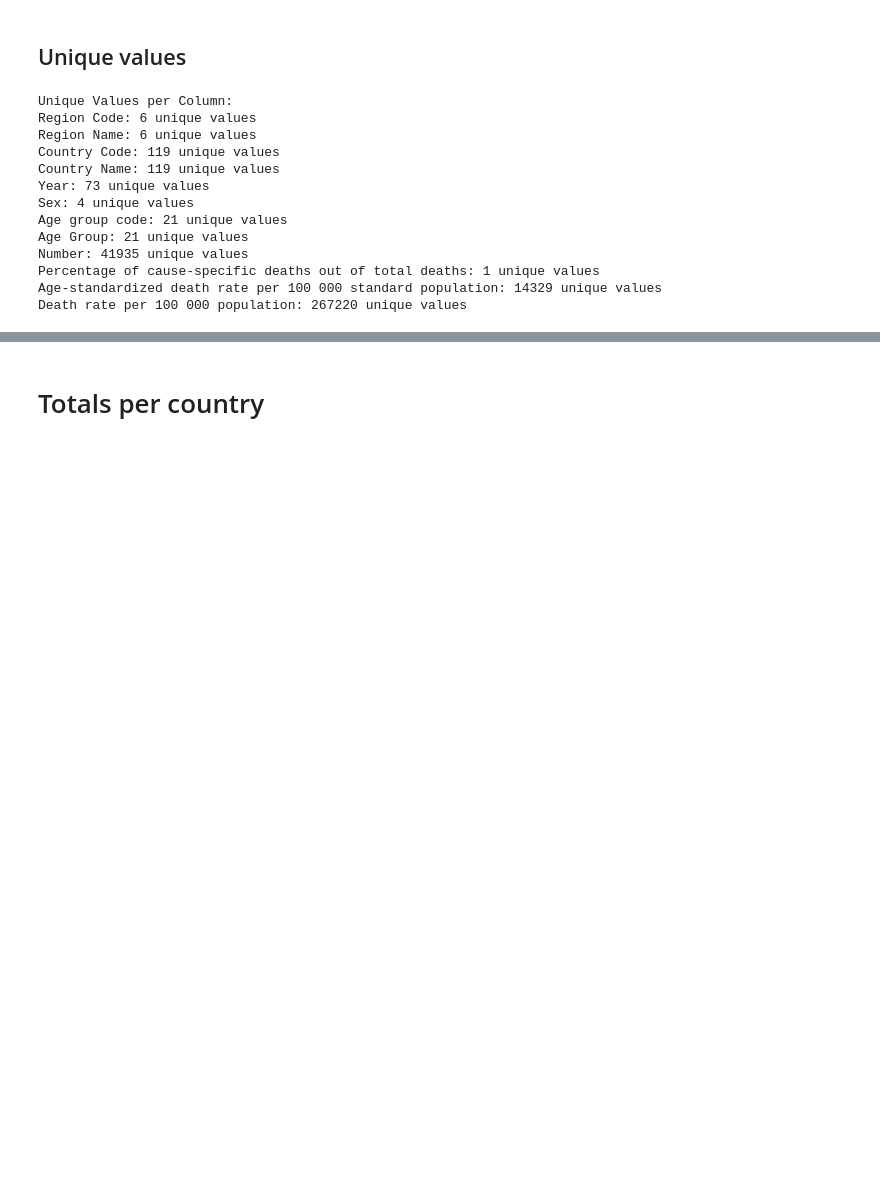
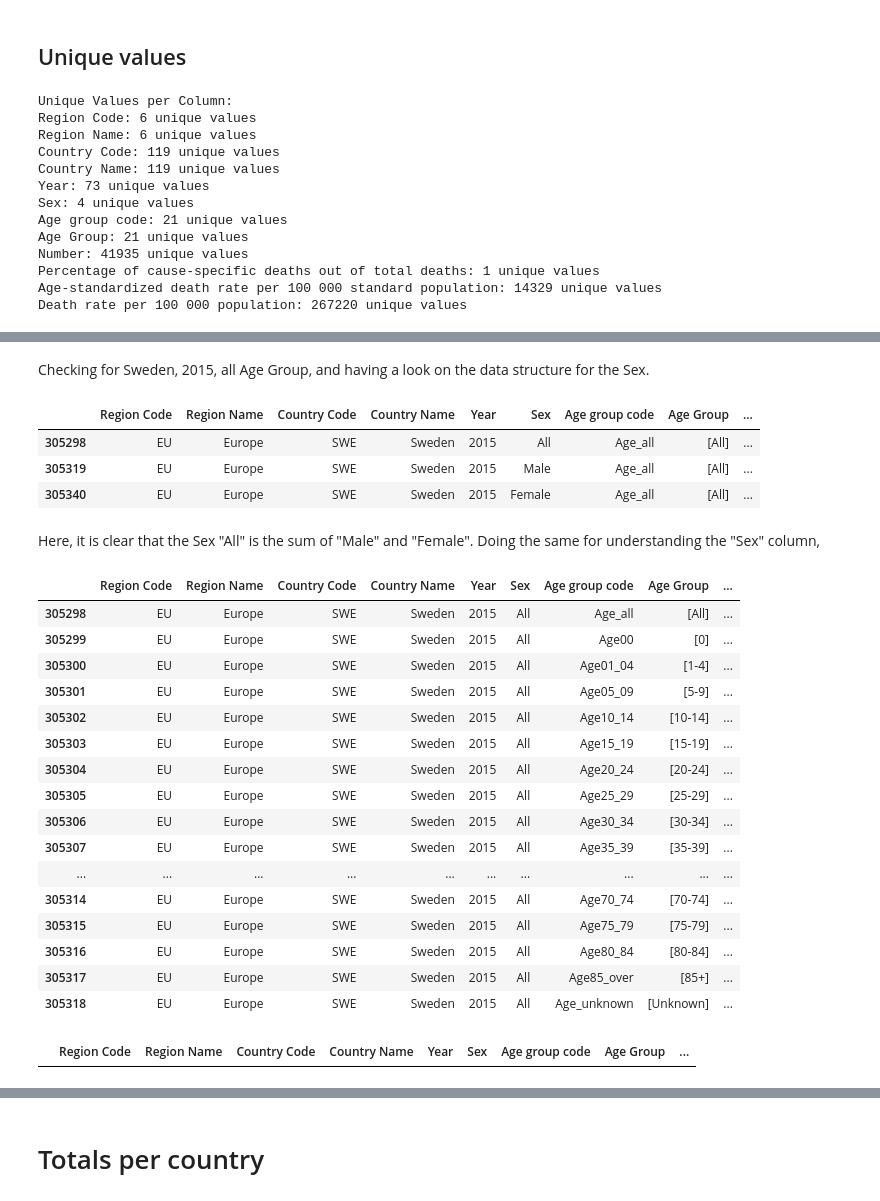
Before and after one commit to mauricio-aljure-rey/data-analysis, a Jupyter notebook: deaths_all/death_annalysis.ipynb, the cells around one changed output, grey strips where cells are left out. Drawn from its saved outputs; the diff is of its cells as text; code cells hidden in the pictures; blank space fills up the shorter version.

```diff
--- a/deaths_all/death_annalysis.ipynb
+++ b/deaths_all/death_annalysis.ipynb
@@ -125,0 +138,41 @@ Death rate per 100 000 population: 267220 unique values
+# %% [markdown]
+Checking for Sweden, 2015, all Age Group, and having a look on the data structure for the Sex.
+# %%
+df_example = df[(df["Age Group"] == "[All]") & \
+               (df["Year"] == 2015) & \
+               (df["Country Name"] == "Sweden") ]
+df_example
+# %% [output]
+|  | Region Code | Region Name | Country Code | Country Name | Year | Sex | Age group code | Age Group | ... |
+| 305298 | EU | Europe | SWE | Sweden | 2015 | All | Age_all | [All] | ... |
+| 305319 | EU | Europe | SWE | Sweden | 2015 | Male | Age_all | [All] | ... |
+| 305340 | EU | Europe | SWE | Sweden | 2015 | Female | Age_all | [All] | ... |
+# %% [markdown]
+Here, it is clear that the Sex "All" is the sum of "Male" and "Female". Doing the same for understanding the "Sex" column,
+# %%
+df_example_2 = df[(df["Sex"] == "All") & \
+               (df["Year"] == 2015) & \
+               (df["Country Name"] == "Sweden") ]
+df_example_2
+# %% [output]
+|  | Region Code | Region Name | Country Code | Country Name | Year | Sex | Age group code | Age Group | ... |
+| 305298 | EU | Europe | SWE | Sweden | 2015 | All | Age_all | [All] | ... |
+| 305299 | EU | Europe | SWE | Sweden | 2015 | All | Age00 | [0] | ... |
+| 305300 | EU | Europe | SWE | Sweden | 2015 | All | Age01_04 | [1-4] | ... |
+| 305301 | EU | Europe | SWE | Sweden | 2015 | All | Age05_09 | [5-9] | ... |
+| 305302 | EU | Europe | SWE | Sweden | 2015 | All | Age10_14 | [10-14] | ... |
+| 305303 | EU | Europe | SWE | Sweden | 2015 | All | Age15_19 | [15-19] | ... |
+| 305304 | EU | Europe | SWE | Sweden | 2015 | All | Age20_24 | [20-24] | ... |
+| 305305 | EU | Europe | SWE | Sweden | 2015 | All | Age25_29 | [25-29] | ... |
+| 305306 | EU | Europe | SWE | Sweden | 2015 | All | Age30_34 | [30-34] | ... |
+| 305307 | EU | Europe | SWE | Sweden | 2015 | All | Age35_39 | [35-39] | ... |
+| ... | ... | ... | ... | ... | ... | ... | ... | ... | ... |
+| 305314 | EU | Europe | SWE | Sweden | 2015 | All | Age70_74 | [70-74] | ... |
+| 305315 | EU | Europe | SWE | Sweden | 2015 | All | Age75_79 | [75-79] | ... |
+| 305316 | EU | Europe | SWE | Sweden | 2015 | All | Age80_84 | [80-84] | ... |
+| 305317 | EU | Europe | SWE | Sweden | 2015 | All | Age85_over | [85+] | ... |
+| 305318 | EU | Europe | SWE | Sweden | 2015 | All | Age_unknown | [Unknown] | ... |
+# %%
+It is possible then to see that "All" have all aggregates, but the data has the individual information.
+# %% [output]
+|  | Region Code | Region Name | Country Code | Country Name | Year | Sex | Age group code | Age Group | ... |
```
Also changed, not shown: parts of 10 cells of this notebook.
